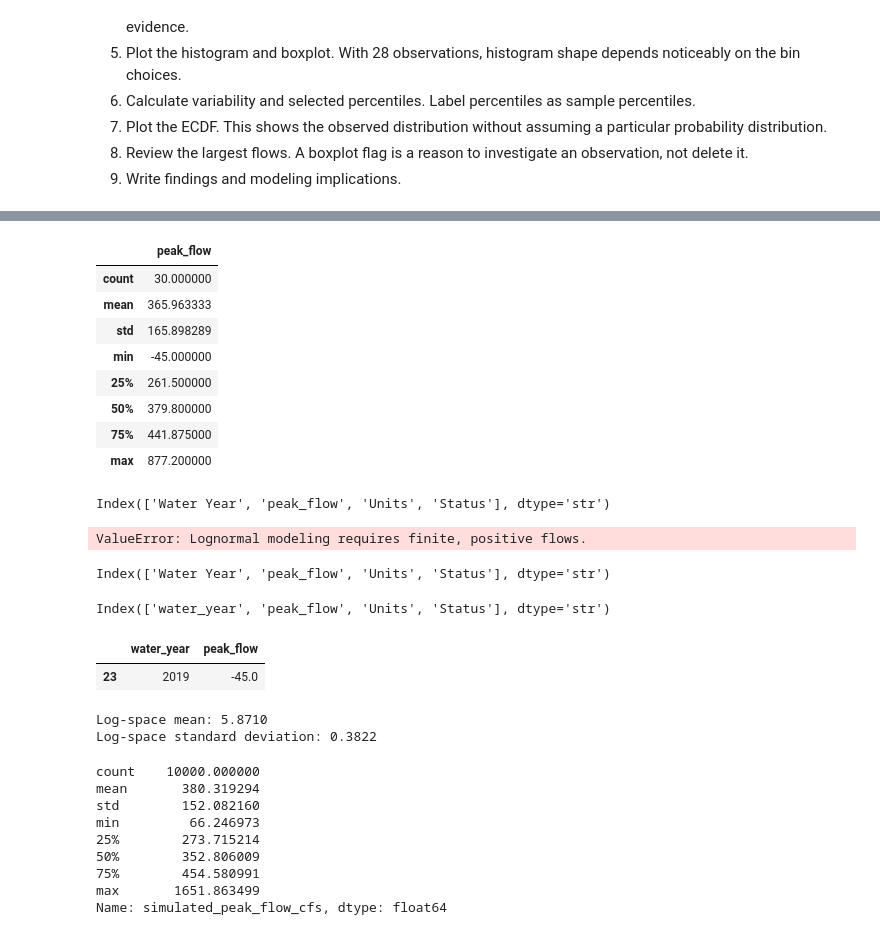
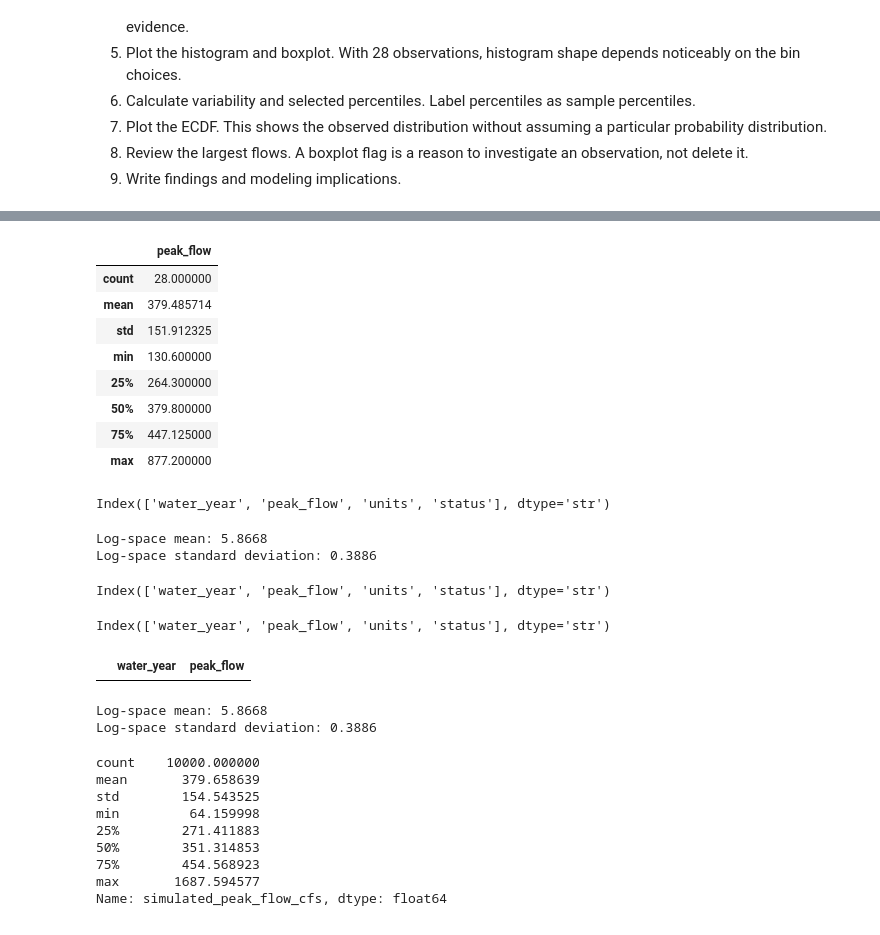
Before and after one commit to Brice-Dev-Lab/monte-carlo-practice-drills, a Jupyter notebook: notebooks/engineering/week_01/02_eda.ipynb, the cells around one changed output, grey strips where cells are left out. Cells and saved outputs as stored; diff of their text form; code cells hidden in the pictures.

```diff
--- a/notebooks/engineering/week_01/02_eda.ipynb
+++ b/notebooks/engineering/week_01/02_eda.ipynb
@@ -19,10 +19,10 @@ from pathlib import Path
 PROJECT_ROOT = Path.cwd().parents[2]
 
 # Data directory
-DATA_DIR = PROJECT_ROOT / "data/raw/engineering/week_01"
+DATA_DIR = PROJECT_ROOT / "data/processed/engineering/week_01"
 
 # File Name
-FILE_NAME = "annual_peak_flows_dirty.csv"
+FILE_NAME = "annual_peak_flows_clean.csv"
 
 # File Path
 FILE_PATH = DATA_DIR / FILE_NAME
@@ -111,20 +111,20 @@ plt.show()
 # %%
-df["Peak Flow"].rename("peak_flow").describe().to_frame()
+df["peak_flow"].describe().to_frame()
 # %% [output]
 |  | peak_flow |
-| count | 30.000000 |
-| mean | 365.963333 |
-| std | 165.898289 |
-| min | -45.000000 |
-| 25% | 261.500000 |
+| count | 28.000000 |
+| mean | 379.485714 |
+| std | 151.912325 |
+| min | 130.600000 |
+| 25% | 264.300000 |
 | 50% | 379.800000 |
-| 75% | 441.875000 |
+| 75% | 447.125000 |
 | max | 877.200000 |
 # %%
 df = df.rename(columns={"Peak Flow": "peak_flow"})
 print(df.columns)
 # %% [output]
-Index(['Water Year', 'peak_flow', 'Units', 'Status'], dtype='str')
+Index(['water_year', 'peak_flow', 'units', 'status'], dtype='str')
 # %%
 flows = df["peak_flow"].dropna().to_numpy(dtype=float)
 
@@ -139,21 +139,21 @@ sigma_log = log_flows.std(ddof=1)
 print(f"Log-space mean: {mu_log:.4f}")
 print(f"Log-space standard deviation: {sigma_log:.4f}")
 # %% [output]
-ValueError: Lognormal modeling requires finite, positive flows.
+Log-space mean: 5.8668
+Log-space standard deviation: 0.3886
 # %%
 df.columns
 # %% [output]
-Index(['Water Year', 'peak_flow', 'Units', 'Status'], dtype='str')
+Index(['water_year', 'peak_flow', 'units', 'status'], dtype='str')
 # %%
 df = df.rename(columns={"Water Year": "water_year"})
 print(df.columns)
 # %% [output]
-Index(['water_year', 'peak_flow', 'Units', 'Status'], dtype='str')
+Index(['water_year', 'peak_flow', 'units', 'status'], dtype='str')
 # %%
 df.loc[df["peak_flow"] <= 0, ["water_year", "peak_flow"]]
 # %% [output]
 |  | water_year | peak_flow |
-| 23 | 2019 | -45.0 |
 # %%
 # drop rows with non-positive peak flows
 df = df[df["peak_flow"] > 0].reset_index(drop=True)
@@ -171,8 +171,8 @@ sigma_log = log_flows.std(ddof=1)
 print(f"Log-space mean: {mu_log:.4f}")
 print(f"Log-space standard deviation: {sigma_log:.4f}")
 # %% [output]
-Log-space mean: 5.8710
-Log-space standard deviation: 0.3822
+Log-space mean: 5.8668
+Log-space standard deviation: 0.3886
 # %%
 # Simulate monte carlo samples from the fitted lognormal distribution
 
@@ -188,13 +188,13 @@ simulated_flows = rng.lognormal(
 pd.Series(simulated_flows, name="simulated_peak_flow_cfs").describe()
 # %% [output]
 count    10000.000000
-mean       380.319294
-std        152.082160
-min         66.246973
-25%        273.715214
-50%        352.806009
-75%        454.580991
-max       1651.863499
+mean       379.658639
+std        154.543525
+min         64.159998
+25%        271.411883
+50%        351.314853
+75%        454.568923
+max       1687.594577
 Name: simulated_peak_flow_cfs, dtype: float64
 # %%
 fig, ax = plt.subplots(figsize=(9, 5))
```
Also changed, not shown: parts of 7 cells of this notebook, 5 other files.
